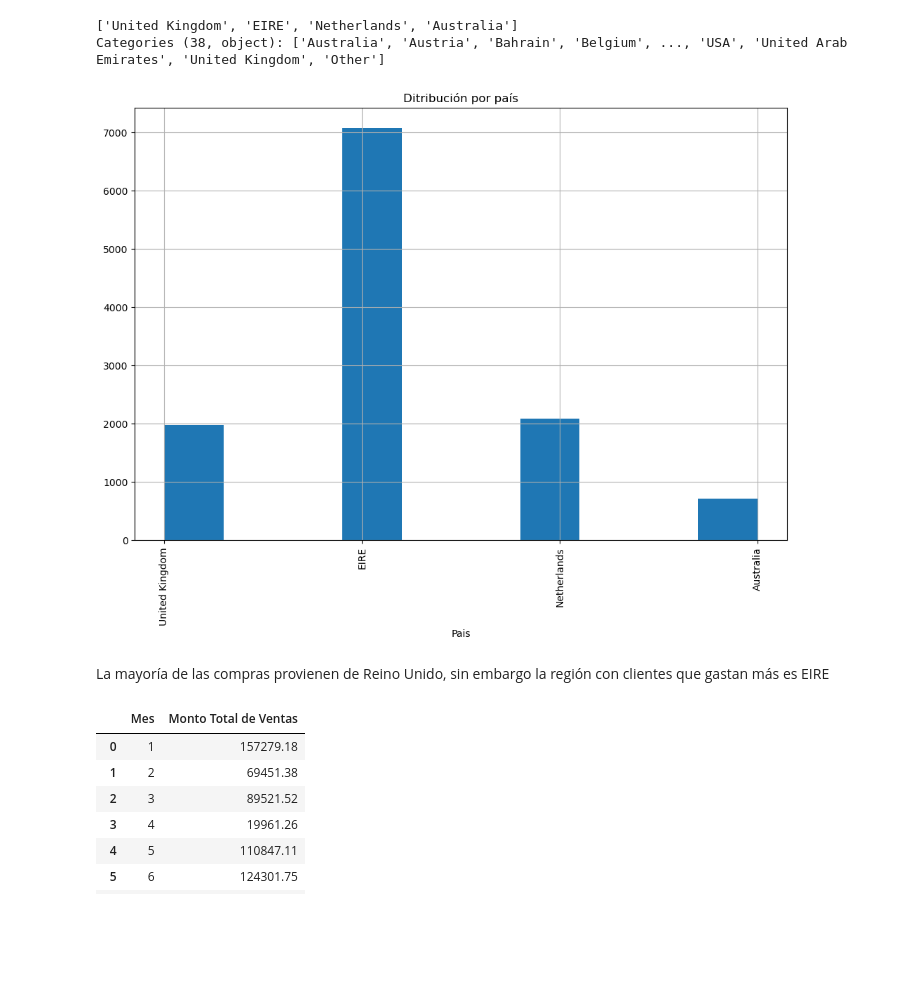
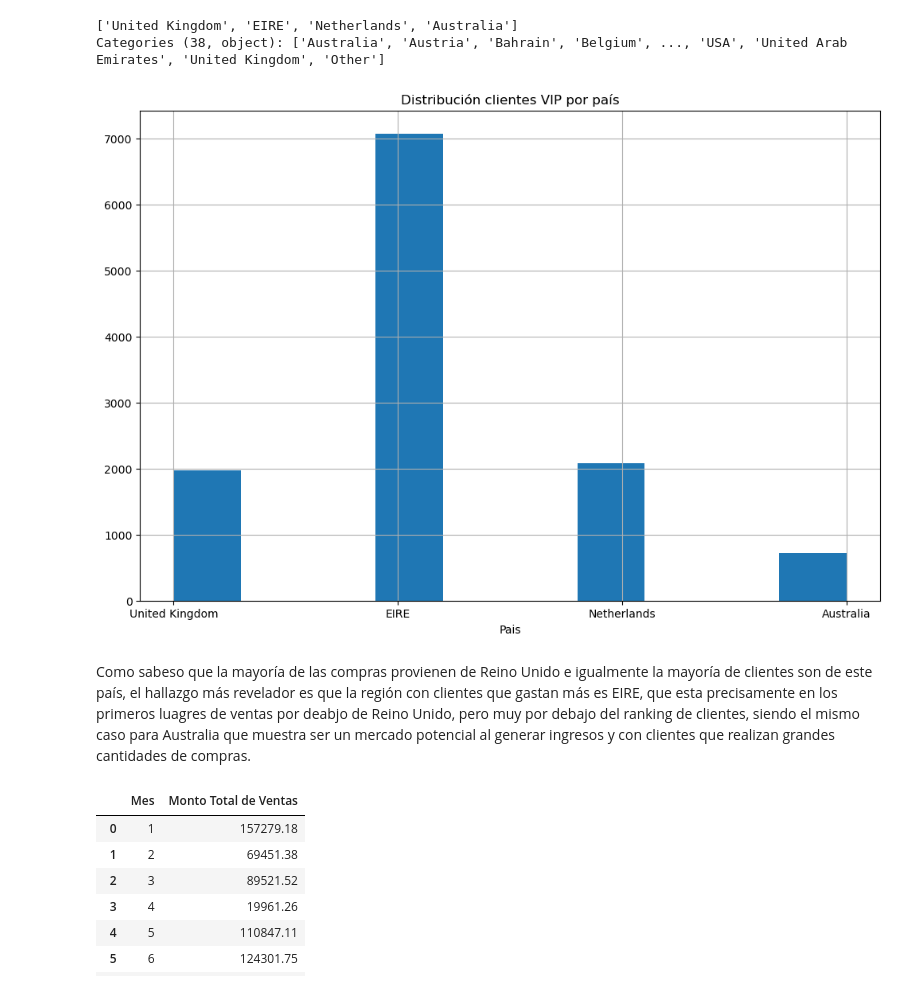
Before and after one commit to alan-caballero-g/Hackaton-Retail-Challenge-2024, a Jupyter notebook: datasets/Retail_Challenge.ipynb, the cells around one changed output. Saved outputs shown, nothing was run; the diff lists cells and outputs as text; code cells hidden in the pictures; blank space fills up the shorter version.

```diff
--- a/datasets/Retail_Challenge.ipynb
+++ b/datasets/Retail_Challenge.ipynb
@@ -901,16 +955,16 @@ Categories (38, object): ['Australia', 'Austria', 'Bahrain', 'Belgium', ..., 'US
 # %%
 #Vemos de que país son dichos clientes
 plt.figure(figsize=(12, 8))
 plt.hist(datos_clientes_top['region'])
-plt.title('Ditribución por país')
+plt.title('Distribución clientes VIP por país')
 plt.xlabel('Pais')
 plt.grid(True)
-plt.xticks(rotation = 90)
+plt.xticks(rotation = 0)
 plt.show()
 # %% [output]
-[figure, old version]
+[figure, new version]
-# %% [markdown]
-La mayoría de las compras provienen de Reino Unido, sin embargo la región con clientes que gastan más es EIRE
+# %% [markdown]
+Como sabeso que la mayoría de las compras provienen de Reino Unido e igualmente la mayoría de clientes son de este país, el hallazgo más revelador es que la región con clientes que gastan más es EIRE, que esta precisamente en los primeros luagres de ventas por deabjo de Reino Unido, pero muy por debajo del ranking de clientes, siendo el mismo caso para Australia que muestra ser un mercado potencial al generar ingresos y con clientes que realizan grandes cantidades de compras.
 # %%
 ventas_top = datos_clientes_top.groupby('Month')['amount'].sum().reset_index()
 ventas_top.columns = ['Mes','Monto Total de Ventas']
```
Also changed, not shown: parts of 23 cells of this notebook.
